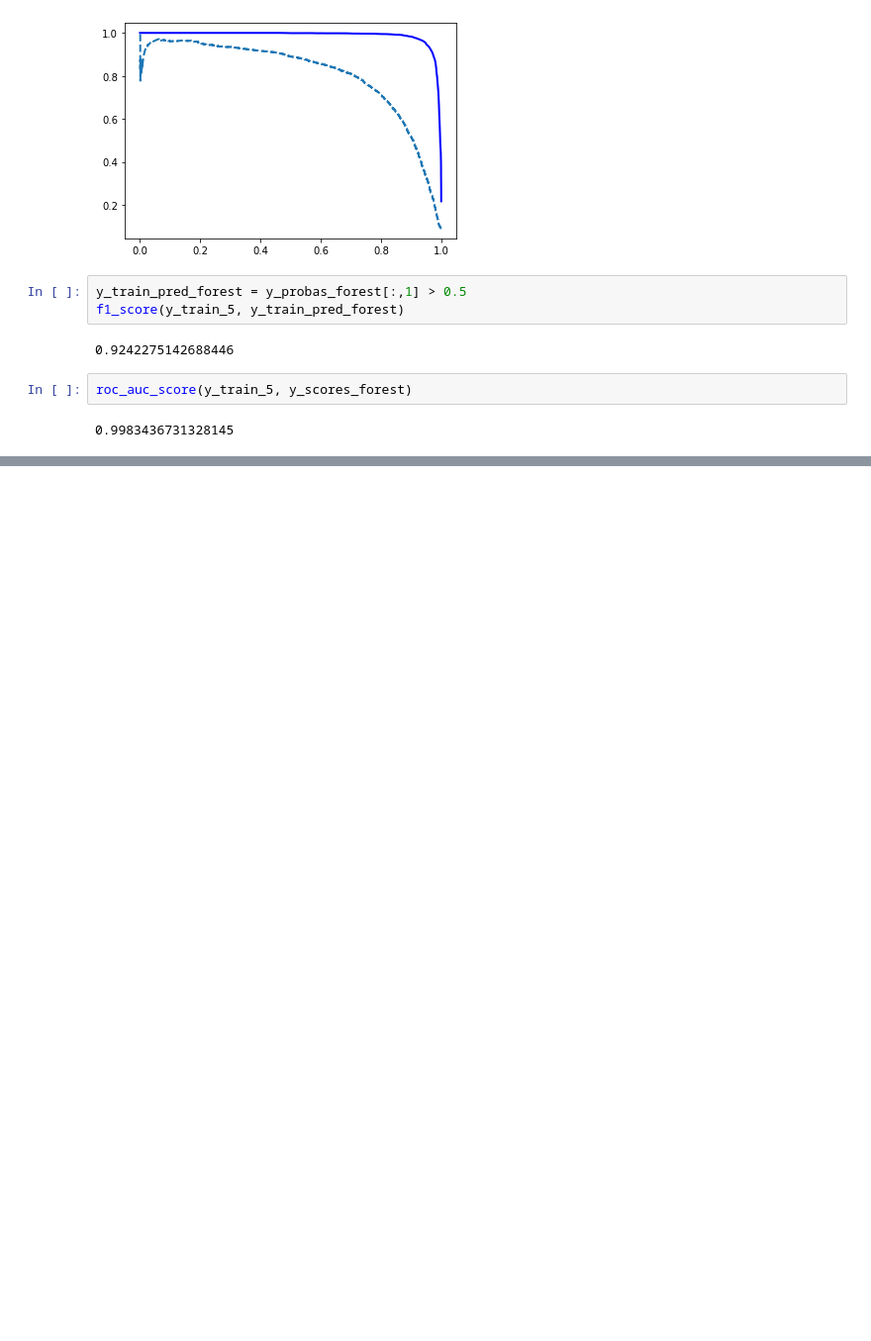
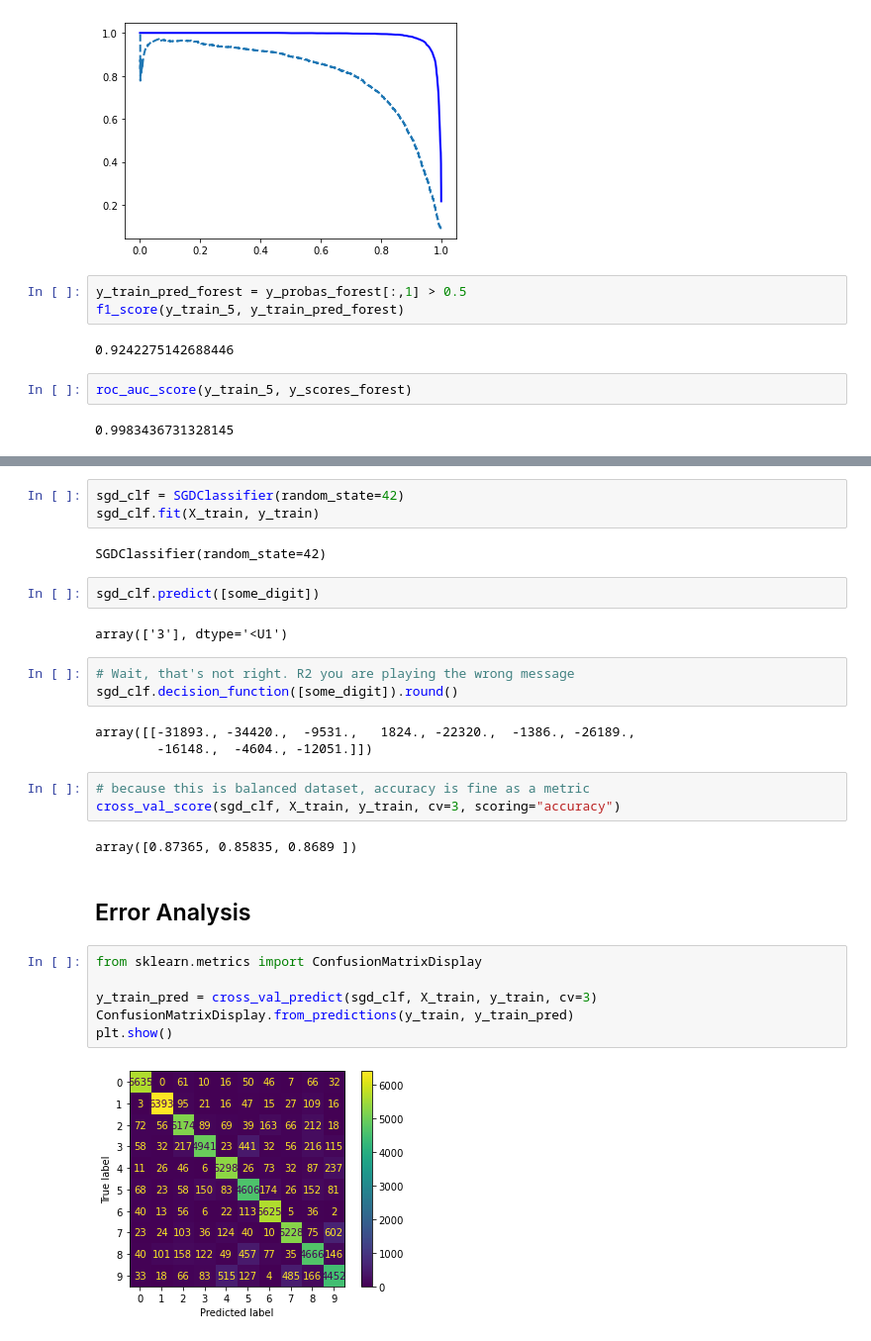
Before and after one commit to rickhall2000/ongoing-learning, a Jupyter notebook: Hands-On_Machine_Learning/Ch3-Classification.ipynb, the cells around one changed output, grey strips where cells are left out. Shown: that part at 99% size. Cells and saved outputs as stored; diff of their text form; blank space fills up the shorter version.

```diff
--- a/Hands-On_Machine_Learning/Ch3-Classification.ipynb
+++ b/Hands-On_Machine_Learning/Ch3-Classification.ipynb
@@ -210,0 +265,30 @@ roc_auc_score(y_train_5, y_scores_forest)
+# %%
+sgd_clf = SGDClassifier(random_state=42)
+sgd_clf.fit(X_train, y_train)
+# %% [output]
+SGDClassifier(random_state=42)
+# %%
+sgd_clf.predict([some_digit])
+# %% [output]
+array(['3'], dtype='<U1')
+# %%
+# Wait, that's not right. R2 you are playing the wrong message
+sgd_clf.decision_function([some_digit]).round()
+# %% [output]
+array([[-31893., -34420.,  -9531.,   1824., -22320.,  -1386., -26189.,
+        -16148.,  -4604., -12051.]])
+# %%
+# because this is balanced dataset, accuracy is fine as a metric
+cross_val_score(sgd_clf, X_train, y_train, cv=3, scoring="accuracy")
+# %% [output]
+array([0.87365, 0.85835, 0.8689 ])
+# %% [markdown]
+## Error Analysis
+# %%
+from sklearn.metrics import ConfusionMatrixDisplay
+
+y_train_pred = cross_val_predict(sgd_clf, X_train, y_train, cv=3)
+ConfusionMatrixDisplay.from_predictions(y_train, y_train_pred)
+plt.show()
+# %% [output]
+[figure, added]
```
Also changed, not shown: parts of 30 cells of this notebook.
